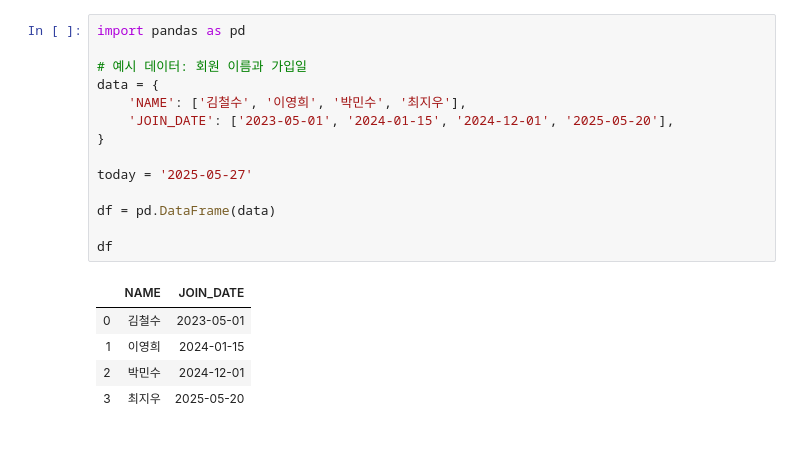
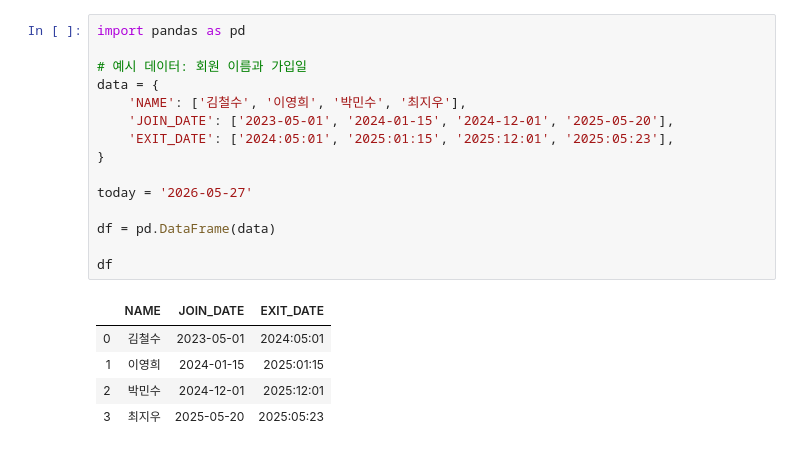
Before and after one commit to bloodstrawberry/data-science-with-python, a Jupyter notebook: 데이터처리/datetime.ipynb, the cells around one changed output. Saved outputs shown, nothing was run; the diff lists cells and outputs as text.

```diff
--- a/데이터처리/datetime.ipynb
+++ b/데이터처리/datetime.ipynb
@@ -1,20 +1,21 @@
 # %%
 import pandas as pd
 
 # 예시 데이터: 회원 이름과 가입일
 data = {
     'NAME': ['김철수', '이영희', '박민수', '최지우'],
     'JOIN_DATE': ['2023-05-01', '2024-01-15', '2024-12-01', '2025-05-20'],
+    'EXIT_DATE': ['2024:05:01', '2025:01:15', '2025:12:01', '2025:05:23'],
 }
 
-today = '2025-05-27'
+today = '2026-05-27'
 
 df = pd.DataFrame(data)
 
 df
 # %% [output]
-|  | NAME | JOIN_DATE |
-| 0 | 김철수 | 2023-05-01 |
-| 1 | 이영희 | 2024-01-15 |
-| 2 | 박민수 | 2024-12-01 |
-| 3 | 최지우 | 2025-05-20 |
+|  | NAME | JOIN_DATE | EXIT_DATE |
+| 0 | 김철수 | 2023-05-01 | 2024:05:01 |
+| 1 | 이영희 | 2024-01-15 | 2025:01:15 |
+| 2 | 박민수 | 2024-12-01 | 2025:12:01 |
+| 3 | 최지우 | 2025-05-20 | 2025:05:23 |
```
Also changed, not shown: parts of 12 cells of this notebook, 48 other files.
